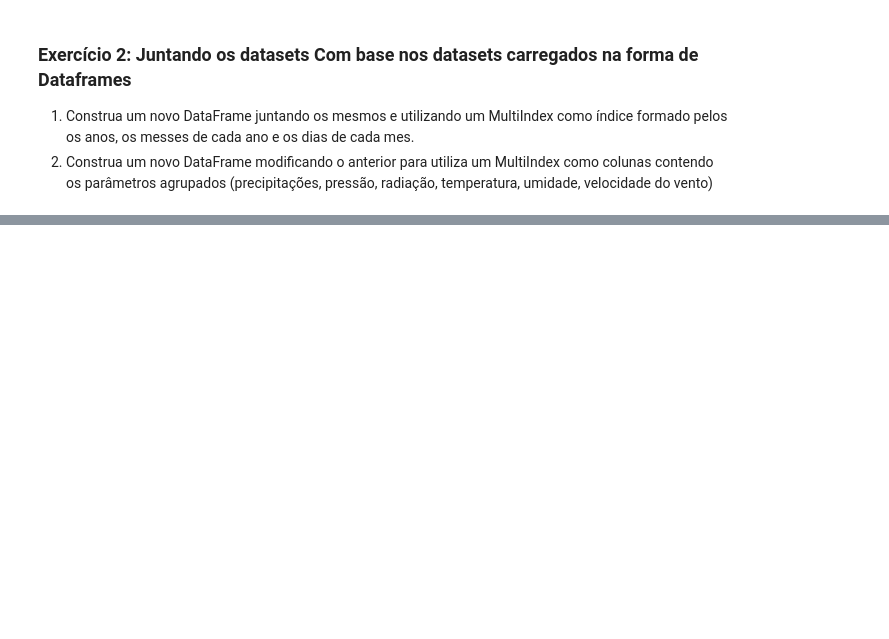
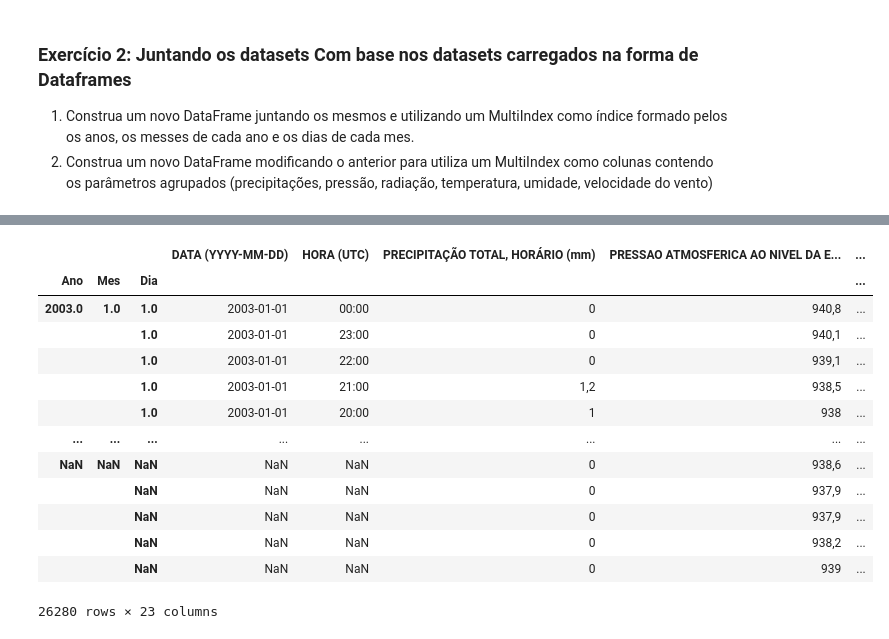
Before and after one commit to eduardsroch/TrilhaPython, a Jupyter notebook: DataFruta/P007/MontesClaros.ipynb, the cells around one changed output, grey strips where cells are left out. Saved outputs shown, nothing was run; the diff lists cells and outputs as text; code cells hidden in the pictures; blank space fills up the shorter version.

```diff
--- a/DataFruta/P007/MontesClaros.ipynb
+++ b/DataFruta/P007/MontesClaros.ipynb
@@ -44,0 +50,26 @@ df_concatenado = pd.concat([Mc_2003, Mc_2013, Mc_2023], axis=1)
+# %%
+dataf = pd.concat([Mc_2003, Mc_2013, Mc_2023])
+# %%
+dataf ['DATA'] = pd.to_datetime(dataf['DATA (YYYY-MM-DD)'])
+dataf.set_index(['DATA'], inplace=True)
+dataf.sort_index(inplace=True)
+dataf ['Ano'] = dataf.index.year
+dataf ['Mes'] = dataf.index.month
+dataf ['Dia'] = dataf.index.day
+dataf.set_index(['Ano', 'Mes', 'Dia'], inplace=True)
+dataf
+# %% [output]
+|  |  |  | DATA (YYYY-MM-DD) | HORA (UTC) | PRECIPITAÇÃO TOTAL, HORÁRIO (mm) | PRESSAO ATMOSFERICA AO NIVEL DA E... | ... |
+| Ano | Mes | Dia |  |  |  |  | ... |
+| 2003.0 | 1.0 | 1.0 | 2003-01-01 | 00:00 | 0 | 940,8 | ... |
+|  |  | 1.0 | 2003-01-01 | 23:00 | 0 | 940,1 | ... |
+|  |  | 1.0 | 2003-01-01 | 22:00 | 0 | 939,1 | ... |
+|  |  | 1.0 | 2003-01-01 | 21:00 | 1,2 | 938,5 | ... |
+|  |  | 1.0 | 2003-01-01 | 20:00 | 1 | 938 | ... |
+| ... | ... | ... | ... | ... | ... | ... | ... |
+| NaN | NaN | NaN | NaN | NaN | 0 | 938,6 | ... |
+|  |  | NaN | NaN | NaN | 0 | 937,9 | ... |
+|  |  | NaN | NaN | NaN | 0 | 937,9 | ... |
+|  |  | NaN | NaN | NaN | 0 | 938,2 | ... |
+|  |  | NaN | NaN | NaN | 0 | 939 | ... |
+26280 rows × 23 columns
```
Also changed, not shown: parts of 5 cells of this notebook.
